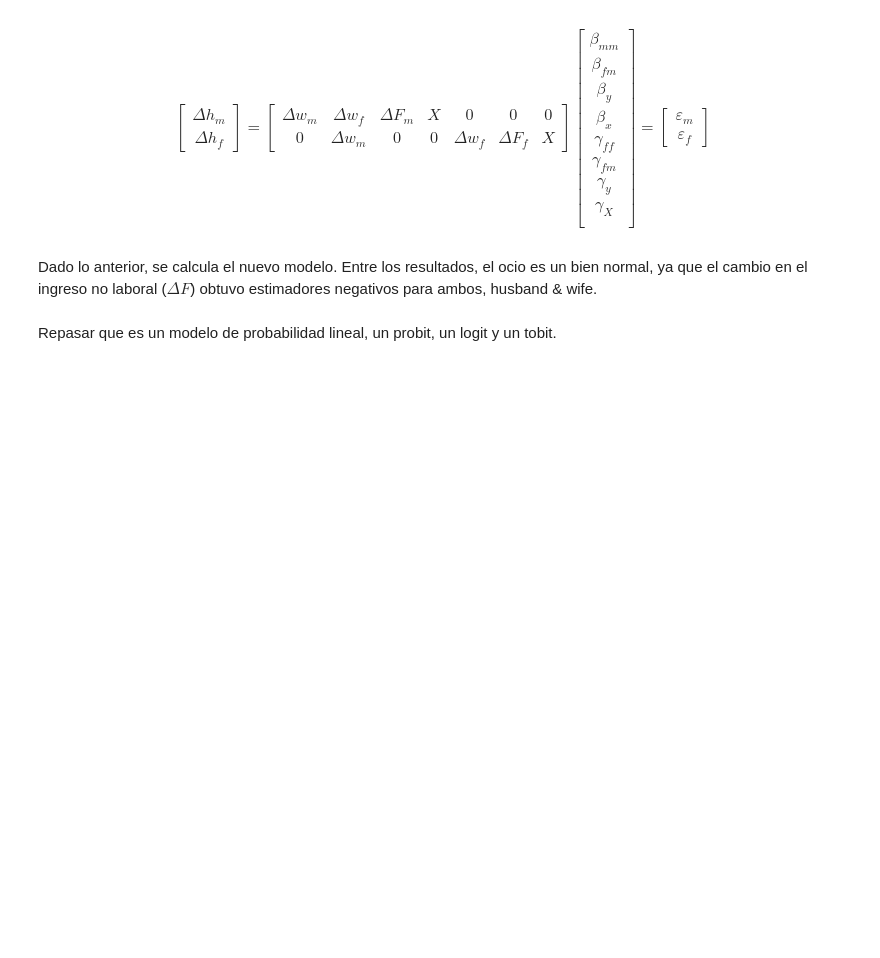
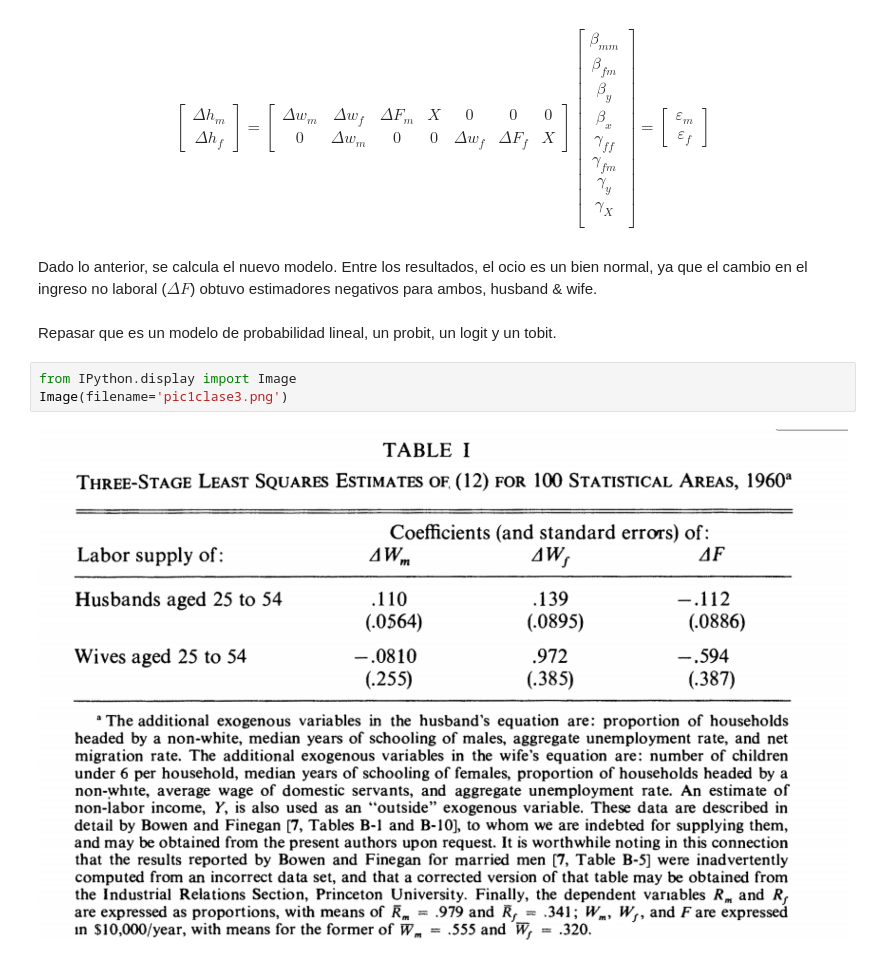
Before and after one commit to german1122/Clases-Eco-Aplicada, a Jupyter notebook: Clase3-EcoAplicada.ipynb, the cells around one changed output. Drawn from its saved outputs; the diff is of its cells as text; blank space fills up the shorter version.

```diff
--- a/Clase3-EcoAplicada.ipynb
+++ b/Clase3-EcoAplicada.ipynb
@@ -141,3 +141,8 @@ $$\begin{bmatrix}
 Dado lo anterior, se calcula el nuevo modelo. Entre los resultados, el ocio es un bien normal, ya que el cambio en el ingreso no laboral ($\Delta F$) obtuvo estimadores negativos para ambos, husband & wife.
 # %% [markdown]
 Repasar que es un modelo de probabilidad lineal, un probit, un logit y un tobit.
+# %%
+from IPython.display import Image
+Image(filename='pic1clase3.png')
+# %% [output]
+[figure, added]
```
Also changed, not shown: parts of 4 cells of this notebook.
